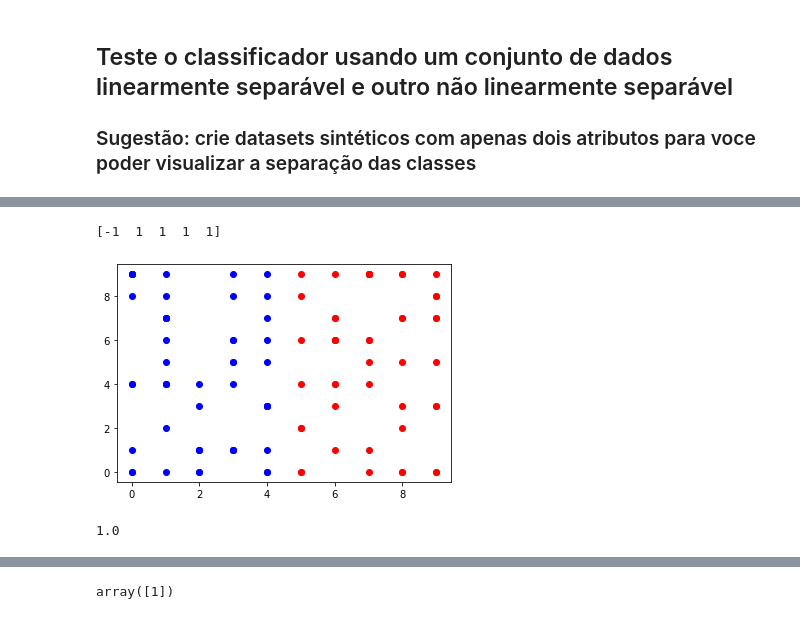
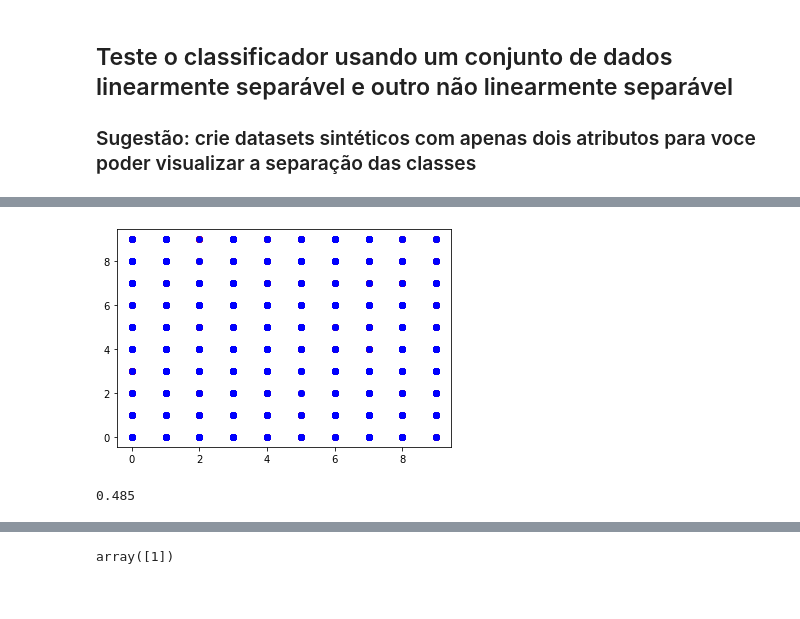
Before and after one commit to thalissonfelipe/mineracao, a Jupyter notebook: Trabalho02/Perceptron.ipynb, the cells around one changed output, grey strips where cells are left out. Drawn from its saved outputs; the diff is of its cells as text; code cells hidden in the pictures.

```diff
--- a/Trabalho02/Perceptron.ipynb
+++ b/Trabalho02/Perceptron.ipynb
@@ -180,11 +187,3 @@ def plot(X, y):
     plt.scatter(transpose_reds[0], transpose_reds[1], c='red')
     plt.scatter(transpose_blues[0], transpose_blues[1], c='blue')
     plt.show()
-# %%
-# Não linear
-X, y = generate_data(100)
-p = Perceptron(eta=0.5, n_iter=100)
-p.fit(X, y)
-y_pred = p.predict([[4, 7],[4, 0],[0, 7],[0, 0], [1,2]])
-print(y_pred)
-plot(X, y)
@@ -194,13 +190,21 @@ plot(X, y)
-# %%
-# Linear
-Xl, yl = generate_data(100, linear=True)
-p = Perceptron(eta=0.5, n_iter=100)
-p.fit(Xl, yl)
-yl_pred = p.predict([[6, 5],[4, 0],[0, 7],[0, 0], [1,2]])
-print(yl_pred)
-plot(Xl, yl)
-print(accuracy(yl_pred, [-1,1,1,1, 1]))
-# %% [output]
-[-1  1  1  1  1]
-[figure, removed]
-1.0
+# %%
+def evaluate(size, eta, n_iter, linear, showPlot=True):
+    X, y = generate_data(size, linear)
+    n = len(X)
+    limite = math.floor(0.6 * n)
+    X_train, y_train = X[0:limite], y[0:limite]
+    X_test, y_test = X[limite:n], y[limite:n]
+
+    p = Perceptron(eta=eta, n_iter=n_iter)
+    p.fit(X_train, y_train)
+
+    if showPlot:
+        plot(X, y)
+
+    return accuracy(p.predict(X_test), y_test)
+# %%
+# Não linear
+evaluate(1000, 0.5, 100, False)
+# %% [output]
+[figure, added]
+0.485
```
Also changed, not shown: parts of 68 cells of this notebook.
